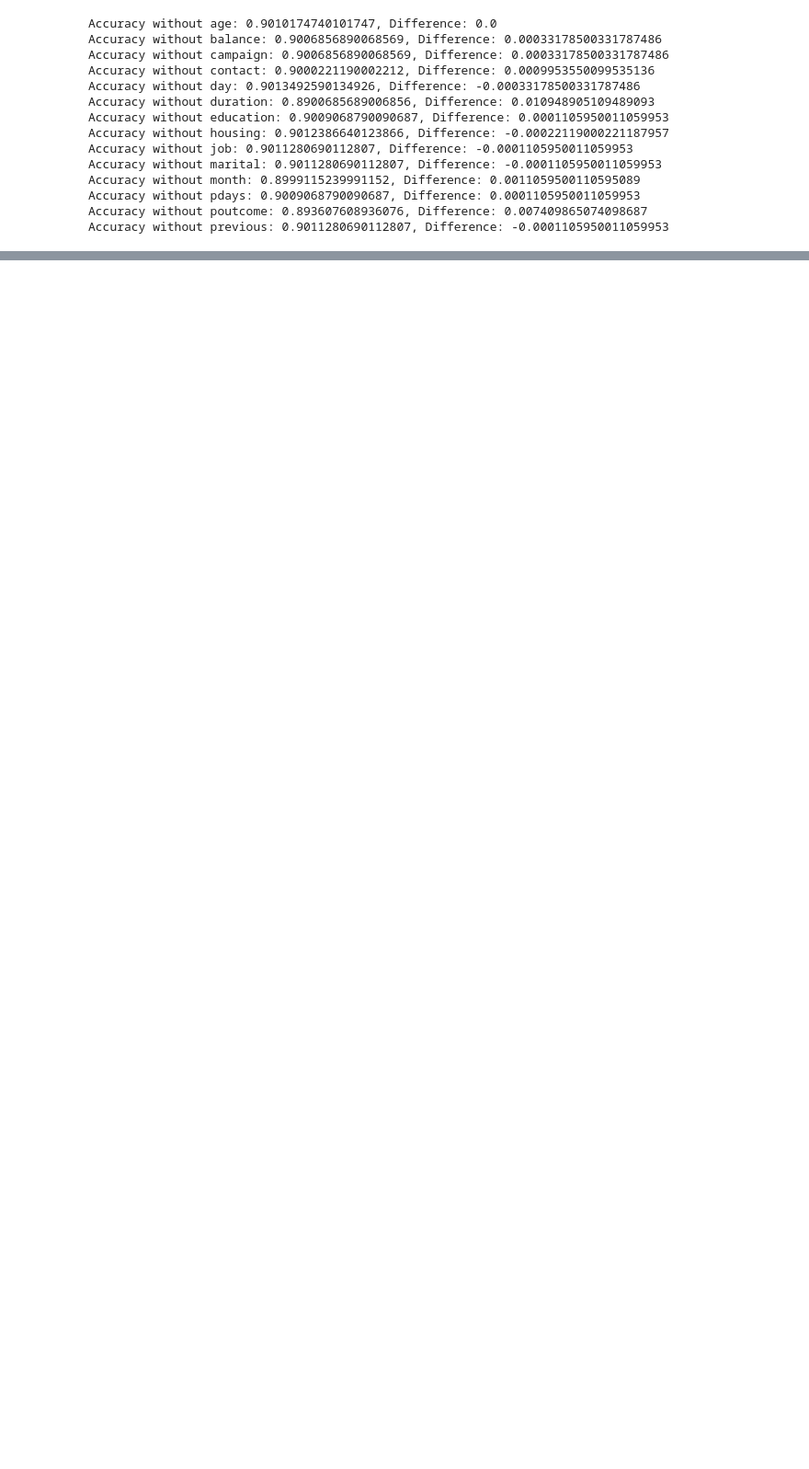
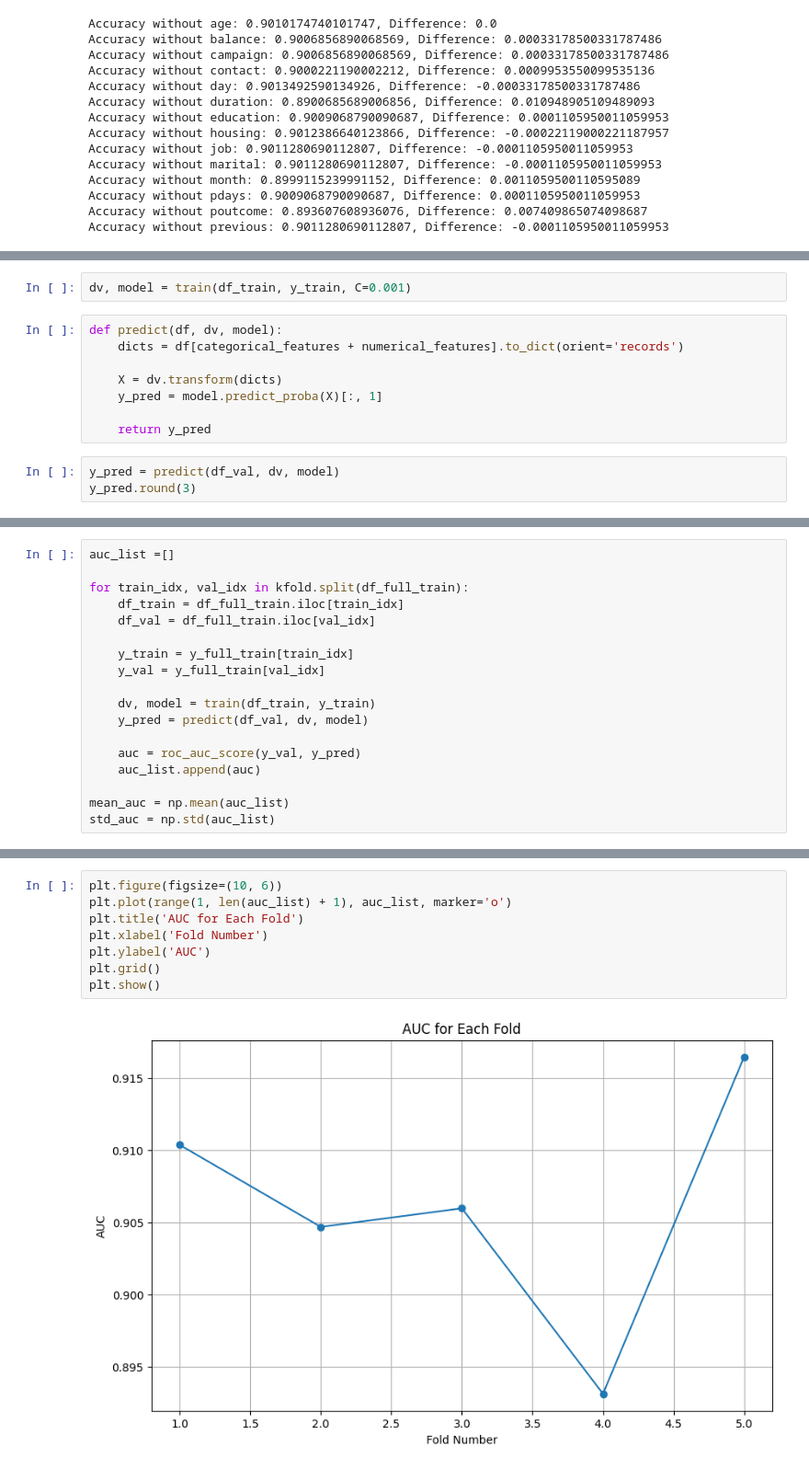
Before and after one commit to Serena-github-c/Bank-Client-Classification, a Jupyter notebook: Bank_Binary_classification.ipynb, the cells around one changed output, grey strips where cells are left out. Shown at 92% size. Saved outputs shown, nothing was run; the diff lists cells and outputs as text; blank space fills up the shorter version.

```diff
--- a/Bank_Binary_classification.ipynb
+++ b/Bank_Binary_classification.ipynb
@@ -364,0 +506,13 @@ C: 100, Accuracy: 0.9011
+# %%
+dv, model = train(df_train, y_train, C=0.001)
+# %%
+def predict(df, dv, model):
+    dicts = df[categorical_features + numerical_features].to_dict(orient='records')
+
+    X = dv.transform(dicts)
+    y_pred = model.predict_proba(X)[:, 1]
+
+    return y_pred
+# %%
+y_pred = predict(df_val, dv, model)
+y_pred.round(3)
@@ -364,0 +521,18 @@ C: 100, Accuracy: 0.9011
+# %%
+auc_list =[]
+
+for train_idx, val_idx in kfold.split(df_full_train):
+    df_train = df_full_train.iloc[train_idx]
+    df_val = df_full_train.iloc[val_idx]
+
+    y_train = y_full_train[train_idx]
+    y_val = y_full_train[val_idx]
+
+    dv, model = train(df_train, y_train)
+    y_pred = predict(df_val, dv, model)
+
+    auc = roc_auc_score(y_val, y_pred)
+    auc_list.append(auc)
+
+mean_auc = np.mean(auc_list)
+std_auc = np.std(auc_list)
@@ -364,0 +547,10 @@ C: 100, Accuracy: 0.9011
+# %%
+plt.figure(figsize=(10, 6))
+plt.plot(range(1, len(auc_list) + 1), auc_list, marker='o')
+plt.title('AUC for Each Fold')
+plt.xlabel('Fold Number')
+plt.ylabel('AUC')
+plt.grid()
+plt.show()
+# %% [output]
+[figure, added]
```
Also changed, not shown: parts of 36 cells of this notebook.
